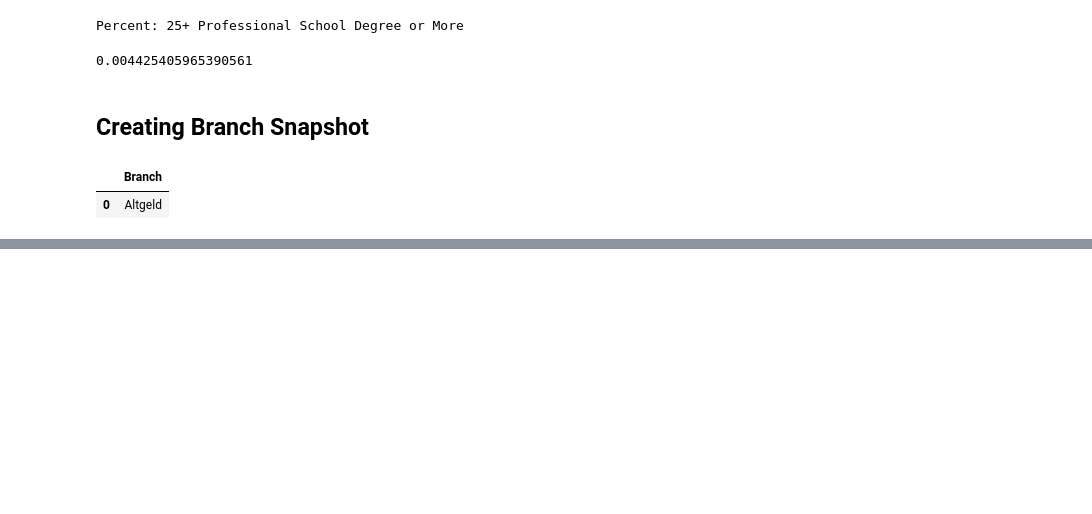
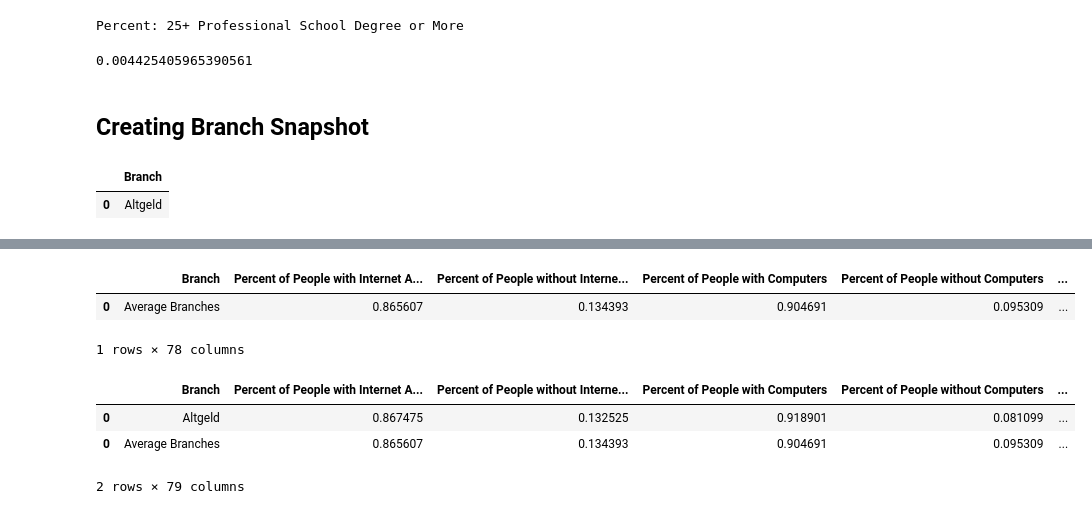
Before and after one commit to uchicago-dsi/cpl_project, a Jupyter notebook: can-summer-2023/notebooks/altgeld_census_notebook.ipynb, the cells around one changed output, grey strips where cells are left out. Cells and saved outputs as stored; diff of their text form; code cells hidden in the pictures; blank space fills up the shorter version.

Commit message:
Altgeld vs Avg Branch dataframe created

```diff
--- a/can-summer-2023/notebooks/altgeld_census_notebook.ipynb
+++ b/can-summer-2023/notebooks/altgeld_census_notebook.ipynb
@@ -580,0 +641,15 @@ census_demos
+# %%
+census_demos_avg_df = pd.DataFrame(census_demos_average).T
+census_demos_avg_df.insert(0, 'Branch', 'Average Branches')
+census_demos_avg_df
+# %% [output]
+|  | Branch | Percent of People with Internet A... | Percent of People without Interne... | Percent of People with Computers | Percent of People without Computers | ... |
+| 0 | Average Branches | 0.865607 | 0.134393 | 0.904691 | 0.095309 | ... |
+1 rows × 78 columns
+# %%
+pd.concat([branch_snapshot_df, census_demos_avg_df])
+# %% [output]
+|  | Branch | Percent of People with Internet A... | Percent of People without Interne... | Percent of People with Computers | Percent of People without Computers | ... |
+| 0 | Altgeld | 0.867475 | 0.132525 | 0.918901 | 0.081099 | ... |
+| 0 | Average Branches | 0.865607 | 0.134393 | 0.904691 | 0.095309 | ... |
+2 rows × 79 columns
```
Also changed, not shown: parts of 5 cells of this notebook.
